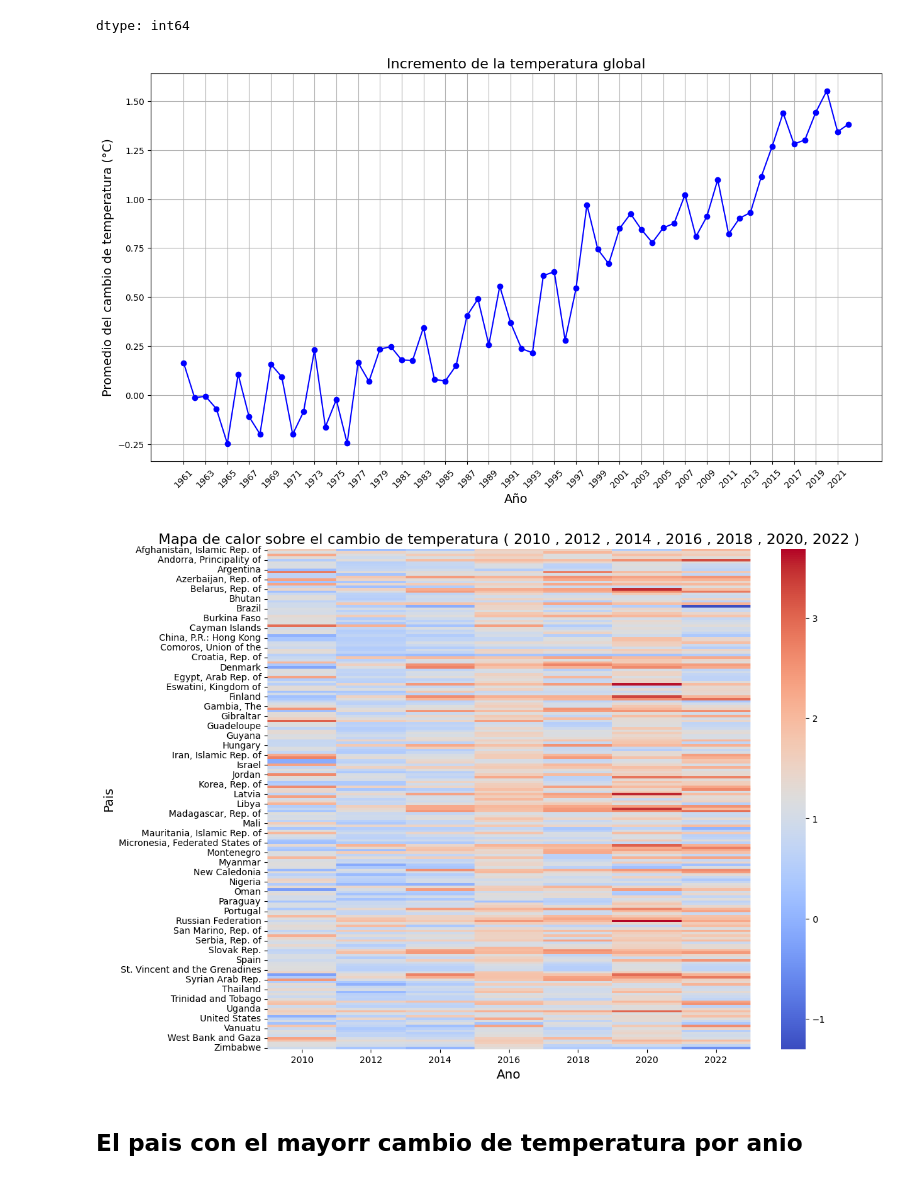
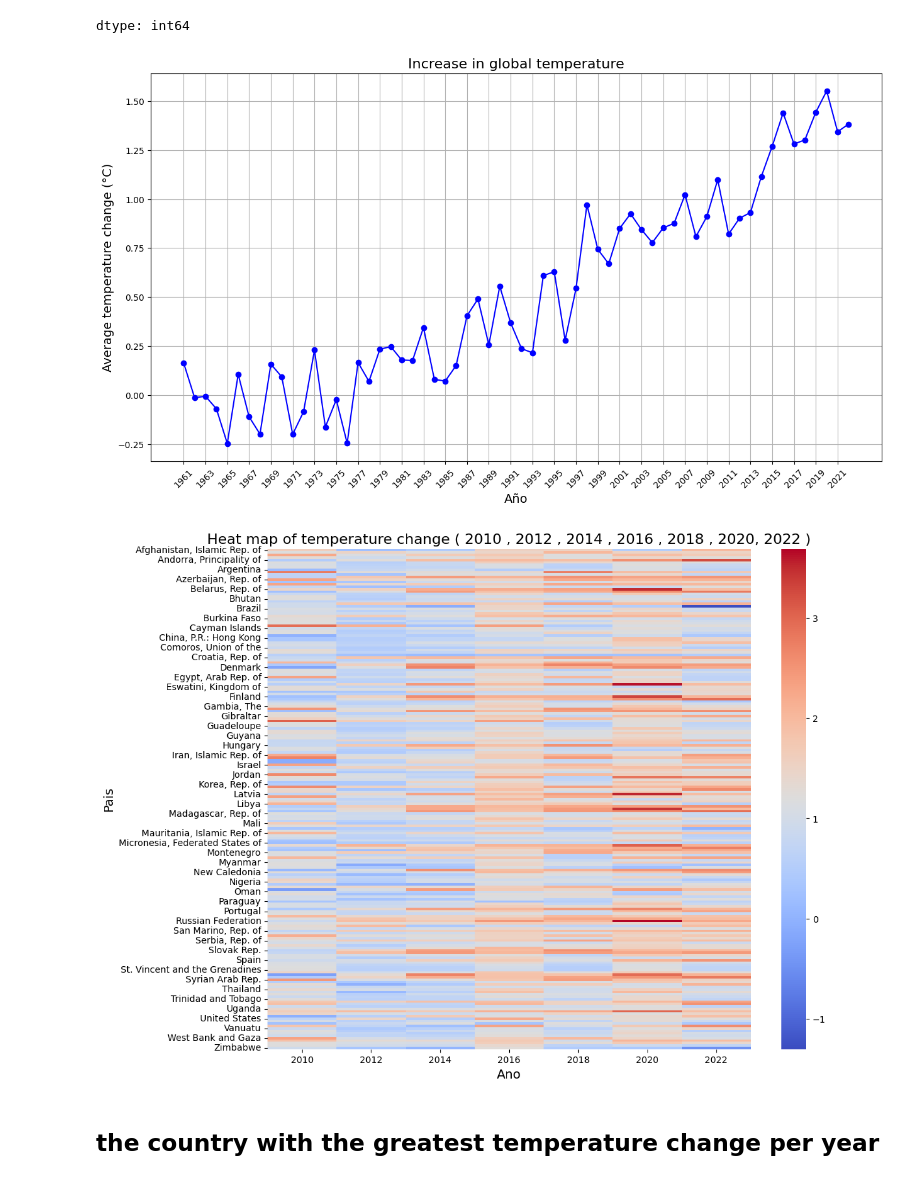
Before and after one commit to aryangautam0301/aryan1, a Jupyter notebook: climate_change.ipynb, the cells around one changed output. Cells and saved outputs as stored; diff of their text form; code cells hidden in the pictures.

```diff
--- a/climate_change.ipynb
+++ b/climate_change.ipynb
@@ -70,28 +70,28 @@ for col in data.columns:
 
 plt.figure(figsize=(15,8))
 plt.plot(num_years, avg_temp_change, marker='o', linestyle='-', color='b')
-plt.title('Incremento de la temperatura global', fontsize=16)
+plt.title('Increase in global temperature', fontsize=16)
 plt.xlabel('Año', fontsize=14)
-plt.ylabel('Promedio del cambio de temperatura (°C)', fontsize=14)
+plt.ylabel('Average temperature change (°C)', fontsize=14)
 plt.xticks(num_years[::2], rotation=45)  #Muestra el cambio cada dos anios
 plt.grid(True)
 plt.show()
 # %% [output]
-[figure, old version]
+[figure, new version]
 # %%
 check_years = ['2010','2012','2014','2016','2018','2020','2022']
 heatmap_data = data.set_index('Country')[check_years].dropna() #Eliminamos paises con valores faltantes
 
 plt.figure(figsize=(12,10))
 sns.heatmap(heatmap_data, cmap='coolwarm')
-plt.title('Mapa de calor sobre el cambio de temperatura ( 2010 , 2012 , 2014 , 2016 , 2018 , 2020, 2022 )',fontsize=16)
+plt.title('Heat map of temperature change ( 2010 , 2012 , 2014 , 2016 , 2018 , 2020, 2022 )',fontsize=16)
 plt.xlabel('Ano', fontsize=14)
 plt.ylabel('Pais', fontsize=14)
 plt.show()
 # %% [output]
-[figure, old version]
+[figure, new version]
-# %% [markdown]
-## El pais con el mayorr cambio de temperatura por anio
+# %% [markdown]
+## the country with the greatest temperature change per year
 # %%
 df_melt = pd.melt(data, id_vars=['Country'], value_vars = num_years)
 df_melt.rename(columns={'variable':'Year', 'value':'Tempurate_Change'}, inplace = True)
```
Also changed, not shown: parts of 3 cells of this notebook.
